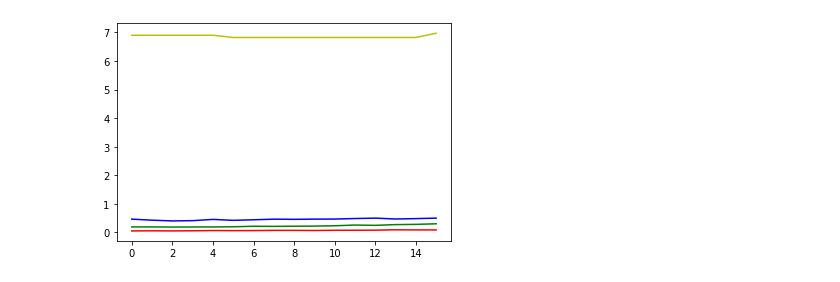
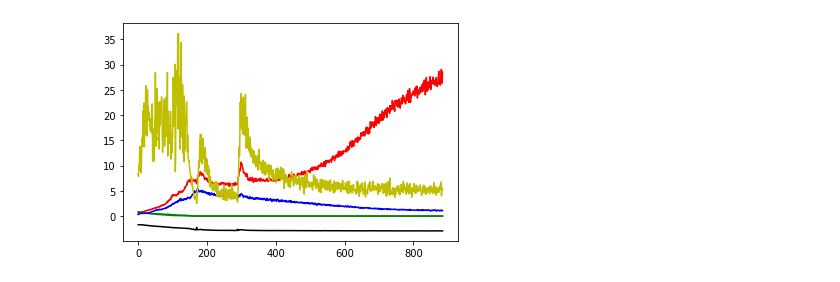
Before and after one commit to pzpzpzp1/wassflow, a Jupyter notebook: cnf-sinkhorn-demo.ipynb, the cells around one changed output. Saved outputs shown, nothing was run; the diff lists cells and outputs as text; code cells hidden in the pictures.

```diff
--- a/cnf-sinkhorn-demo.ipynb
+++ b/cnf-sinkhorn-demo.ipynb
@@ -56,5 +56,5 @@ ezshow(dat6, col='magenta')
 keyframes, __ = ImageDataset.normalize_samples(torch.stack((dat1, dat6, dat2)).to(device));
 model = FfjordModel(sigmac = 4, n_freq = 100, hidden_layers=3, hidden_features=512, tdiv = 2, in_features=3, out_features=2).to(device);
 outfolder = "results/experiment1/"
-model, losses, separate_losses, lrs, n_subs, separate_times = learn_vel_trajectory(keyframes, n_iters = 301, n_subsample=300, model=model, outname=outfolder, sqrtfitloss=True)
+model, losses, separate_losses, lrs, n_subs, separate_times = learn_vel_trajectory(keyframes, n_iters = 901, n_subsample=300, model=model, outname=outfolder, sqrtfitloss=True)
 # %% [output]
@@ -64,14 +64,12 @@ Allocated: 0.16 GB  Reserved: 0.4 GB
 # %%
-separate_losses = separate_times
+# separate_losses = separate_times
 start=15;end=20000;
-# plt.plot(losses[start:end],'b');
+plt.plot(losses[start:end],'k');
 plt.plot(separate_losses[0,start:end],'g');
-plt.plot(separate_losses[1,start:end],'r');
-plt.plot(separate_losses[2,start:end],'b');
+plt.plot(separate_losses[1,start:end],'g');
+plt.plot(separate_losses[9,start:end],'r');
+plt.plot(separate_losses[10,start:end],'b');
 plt.plot(separate_losses[3,start:end],'y');
-# plt.plot(separate_losses[4,start:end]*10,'b');
-# plt.plot(separate_losses[5,start:end]);
-# plt.plot(separate_losses[6,start:end]);
-# plt.savefig(os.path.join('./', f"viz_loss.jpg"),dpi=400);
+plt.savefig(outfolder + "losses.pdf");
 # %% [output]
-[figure, old version]
+[figure, new version]
```
Also changed, not shown: parts of 2 cells of this notebook, 1 other file.
